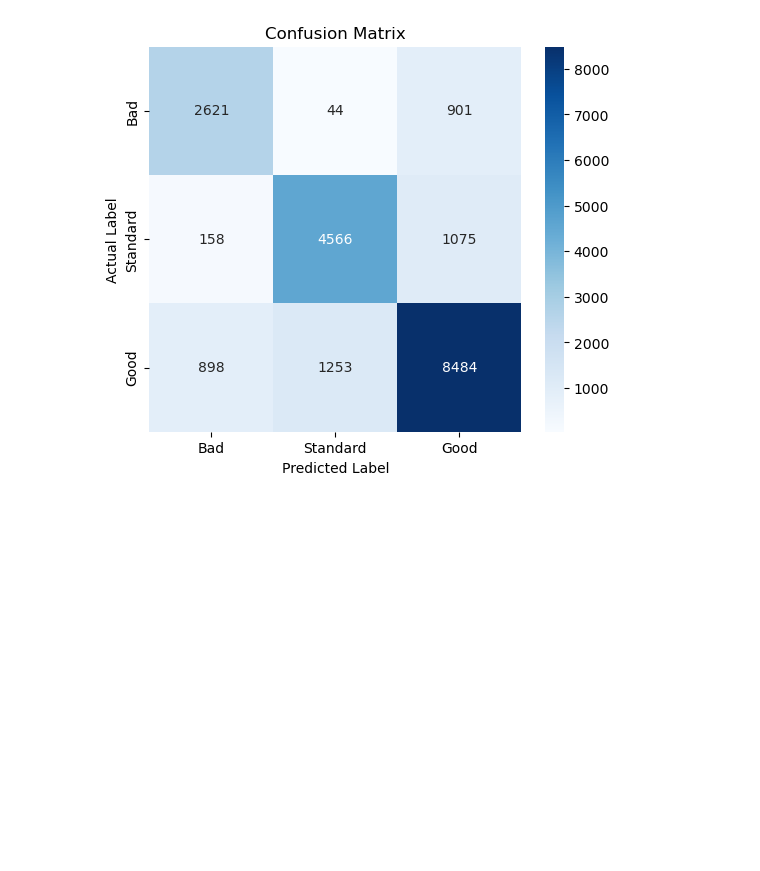
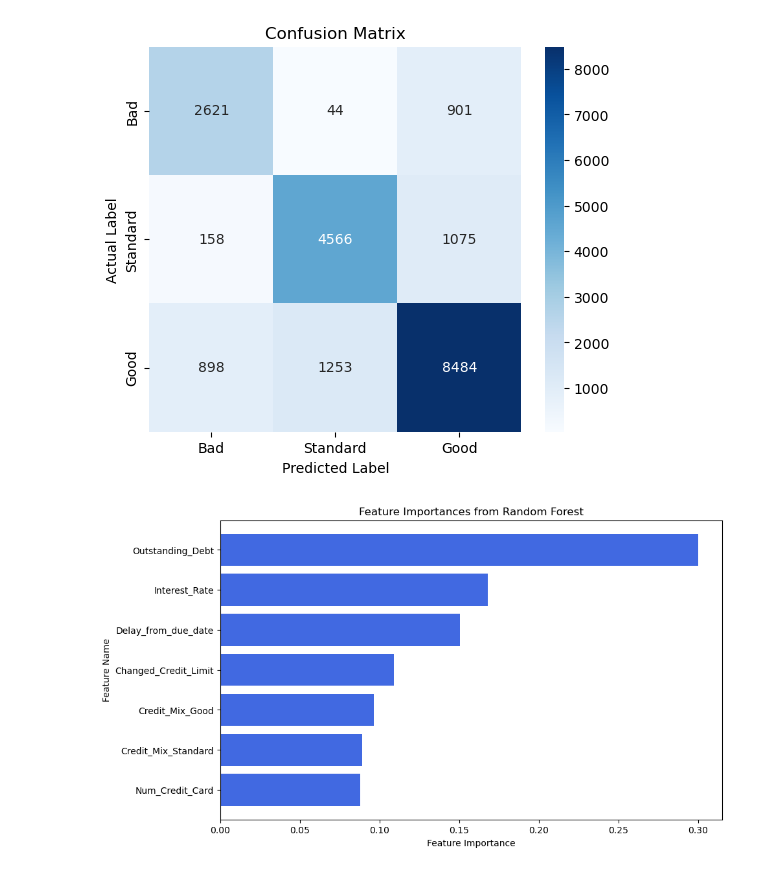
Before and after one commit to Yashsethi24/Credit_Score_Prediction, a Jupyter notebook: Notebooks/SupervisedLearning.ipynb, the cells around one changed output. Cells and saved outputs as stored; diff of their text form; code cells hidden in the pictures; blank space fills up the shorter version.

Commit message:
Feature importances for final model

```diff
--- a/Notebooks/SupervisedLearning.ipynb
+++ b/Notebooks/SupervisedLearning.ipynb
@@ -418,3 +418,26 @@ plt.ylabel("Actual Label")
 plt.show()
 # %% [output]
 [figure]
+# %%
+# Get feature importance values
+feature_importances = best_rf.feature_importances_
+
+# Get feature names (assuming X_train_selected was used for training)
+feature_names = X_train_selected.columns
+# %%
+# Create DataFrame
+feat_imp_df = pd.DataFrame({"Feature": feature_names, "Importance": feature_importances})
+
+# Sort by importance
+feat_imp_df = feat_imp_df.sort_values(by="Importance", ascending=False)
+# %%
+# Plot feature importances
+plt.figure(figsize=(10,6))
+plt.barh(feat_imp_df["Feature"], feat_imp_df["Importance"], color="royalblue")
+plt.xlabel("Feature Importance")
+plt.ylabel("Feature Name")
+plt.title("Feature Importances from Random Forest")
+plt.gca().invert_yaxis()  # Highest importance at the top
+plt.show()
+# %% [output]
+[figure, added]
```
